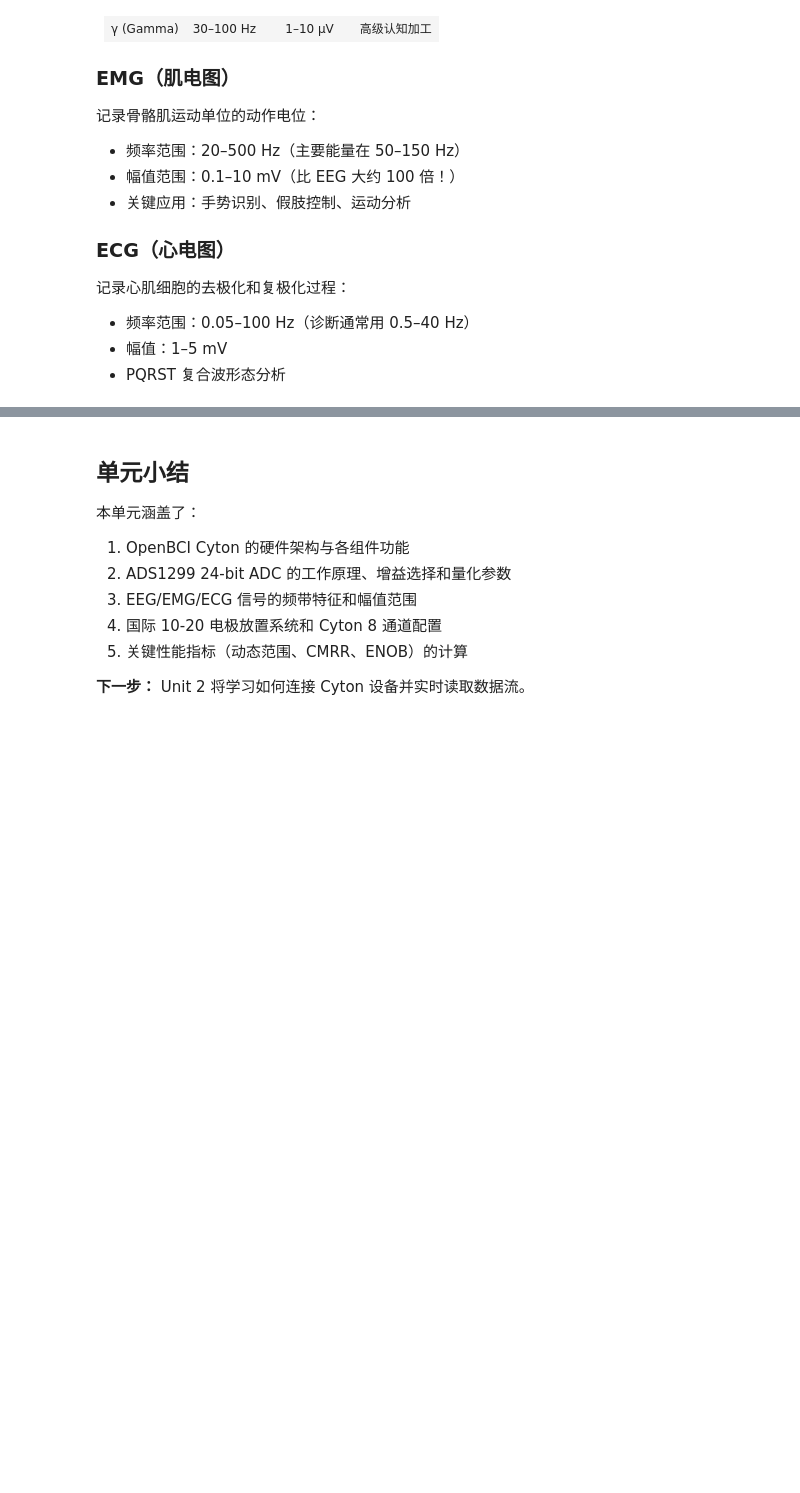
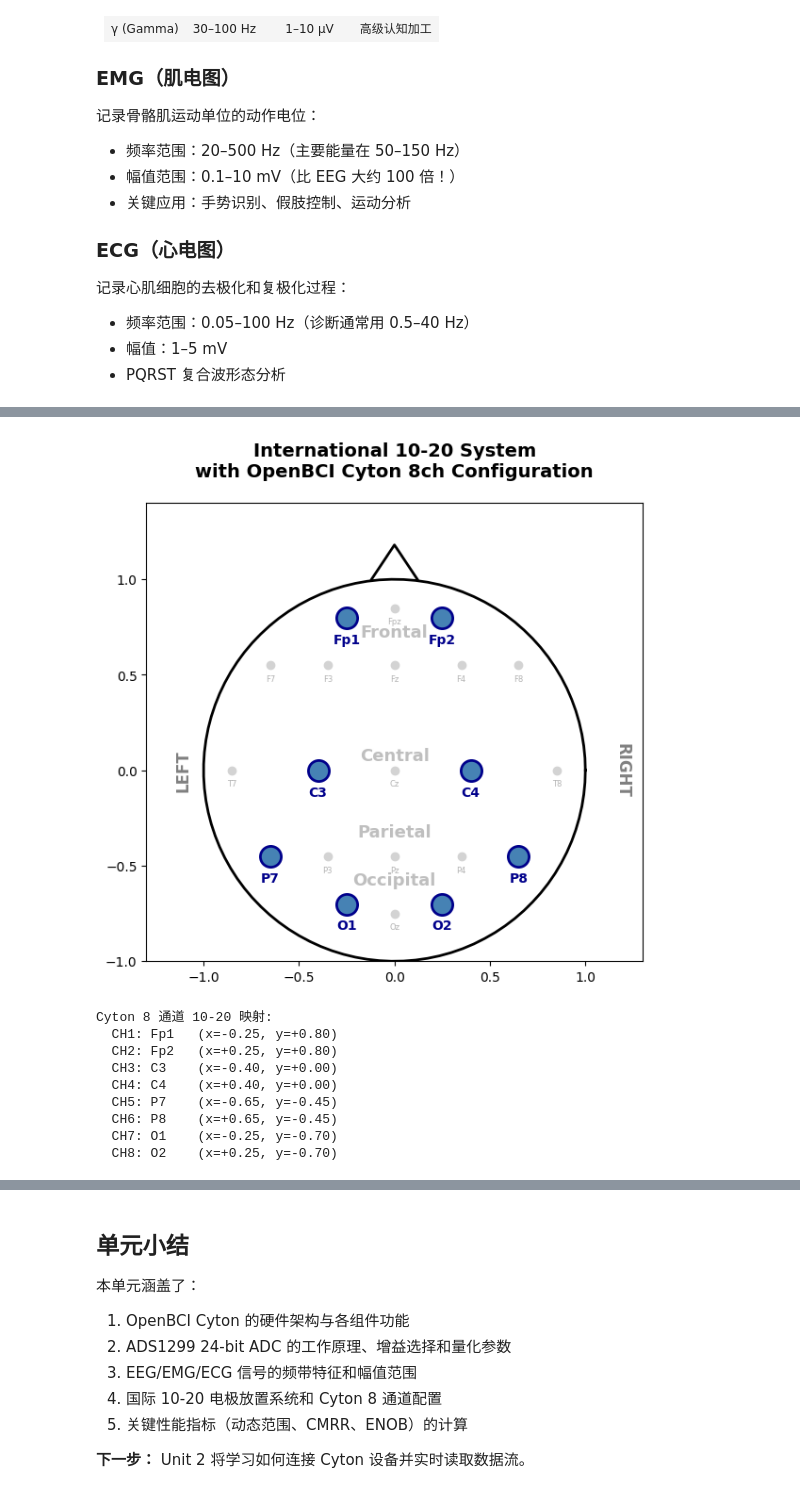
Before and after one commit to usstziyi/openbci-4, a Jupyter notebook: notebooks/unit_01_foundations.ipynb, the cells around one changed output, grey strips where cells are left out. Saved outputs shown, nothing was run; the diff lists cells and outputs as text; code cells hidden in the pictures; blank space fills up the shorter version.

```diff
--- a/notebooks/unit_01_foundations.ipynb
+++ b/notebooks/unit_01_foundations.ipynb
@@ -248,10 +288,13 @@ ten_twenty_positions = {
 # Cyton 8 通道映射（典型 BCI 配置）
 cyton_channels = ["Fp1", "Fp2", "C3", "C4", "P7", "P8", "O1", "O2"]
 
-fig, ax = plt.subplots(figsize=(10, 10))
+fig, ax = plt.subplots(figsize=(6, 6))
 
 # 绘制头部轮廓
+# 生成 0 到 2π 之间的 100 个等间距角度值，用于绘制圆形
 theta = np.linspace(0, 2*np.pi, 100)
+# 使用极坐标转直角坐标公式绘制单位圆（头部轮廓）
+# x = cos(θ), y = sin(θ)，"k-" 表示黑色实线，线宽为 2
 ax.plot(np.cos(theta), np.sin(theta), "k-", linewidth=2)
 # 鼻子
 ax.plot([-0.12, 0, 0.12], [1.0, 1.18, 1.0], "k-", linewidth=2)
@@ -270,36 +313,55 @@ for name, (x, y) in ten_twenty_positions.items():
         ax.text(x, y - 0.05, name, ha="center", va="top", fontsize=6,
                 color="gray", alpha=0.6)
 
 # 标注脑区
 ax.text(0, 0.70, "Frontal", ha="center", fontsize=13, fontweight="bold",
         color="gray", alpha=0.5)
 ax.text(0, 0.05, "Central", ha="center", fontsize=13, fontweight="bold",
         color="gray", alpha=0.5)
 ax.text(0, -0.35, "Parietal", ha="center", fontsize=13, fontweight="bold",
         color="gray", alpha=0.5)
 ax.text(0, -0.60, "Occipital", ha="center", fontsize=13, fontweight="bold",
         color="gray", alpha=0.5)
 
 # 左右标注
-ax.text(-1.15, 0, "LEFT", va="center", fontsize=12, fontweight="bold",
-        color="gray", rotation=90)
+ax.text(
+    -1.15,  # x: 文本的x坐标位置，负值表示在头部左侧
+    0,      # y: 文本的y坐标位置，0表示垂直居中
+    "LEFT", # s: 要显示的文本字符串
+    va="center",     # verticalalignment: 垂直对齐方式，"center"表示垂直居中
+    fontsize=12,     # 字体大小，单位为点
+    fontweight="bold",  # 字体粗细，"bold"表示粗体
+    color="gray",    # 文本颜色
+    rotation=90      # 文本旋转角度，90度表示顺时针旋转90度（垂直显示）
+)
 ax.text(1.15, 0, "RIGHT", va="center", fontsize=12, fontweight="bold",
         color="gray", rotation=-90)
 
 ax.set_xlim(-1.3, 1.3)
 ax.set_ylim(-1.0, 1.4)
 ax.set_aspect("equal")
-ax.axis("off")
+# ax.axis("off")
 ax.set_title("International 10-20 System\nwith OpenBCI Cyton 8ch Configuration",
              fontsize=14, fontweight="bold", pad=20)
 
 plt.tight_layout()
 plt.show()
 
 print("\nCyton 8 通道 10-20 映射:")
 for i, ch in enumerate(cyton_channels, 1):
     pos = ten_twenty_positions[ch]
     print(f"  CH{i}: {ch:4s}  (x={pos[0]:+.2f}, y={pos[1]:+.2f})")
+# %% [output]
+[figure, added]
+Cyton 8 通道 10-20 映射:
+  CH1: Fp1   (x=-0.25, y=+0.80)
+  CH2: Fp2   (x=+0.25, y=+0.80)
+  CH3: C3    (x=-0.40, y=+0.00)
+  CH4: C4    (x=+0.40, y=+0.00)
+  CH5: P7    (x=-0.65, y=-0.45)
+  CH6: P8    (x=+0.65, y=-0.45)
+  CH7: O1    (x=-0.25, y=-0.70)
+  CH8: O2    (x=+0.25, y=-0.70)
 # %% [markdown]
 ## 1.5 关键性能指标计算
 
```
Also changed, not shown: parts of 7 cells of this notebook, 6 other files.
